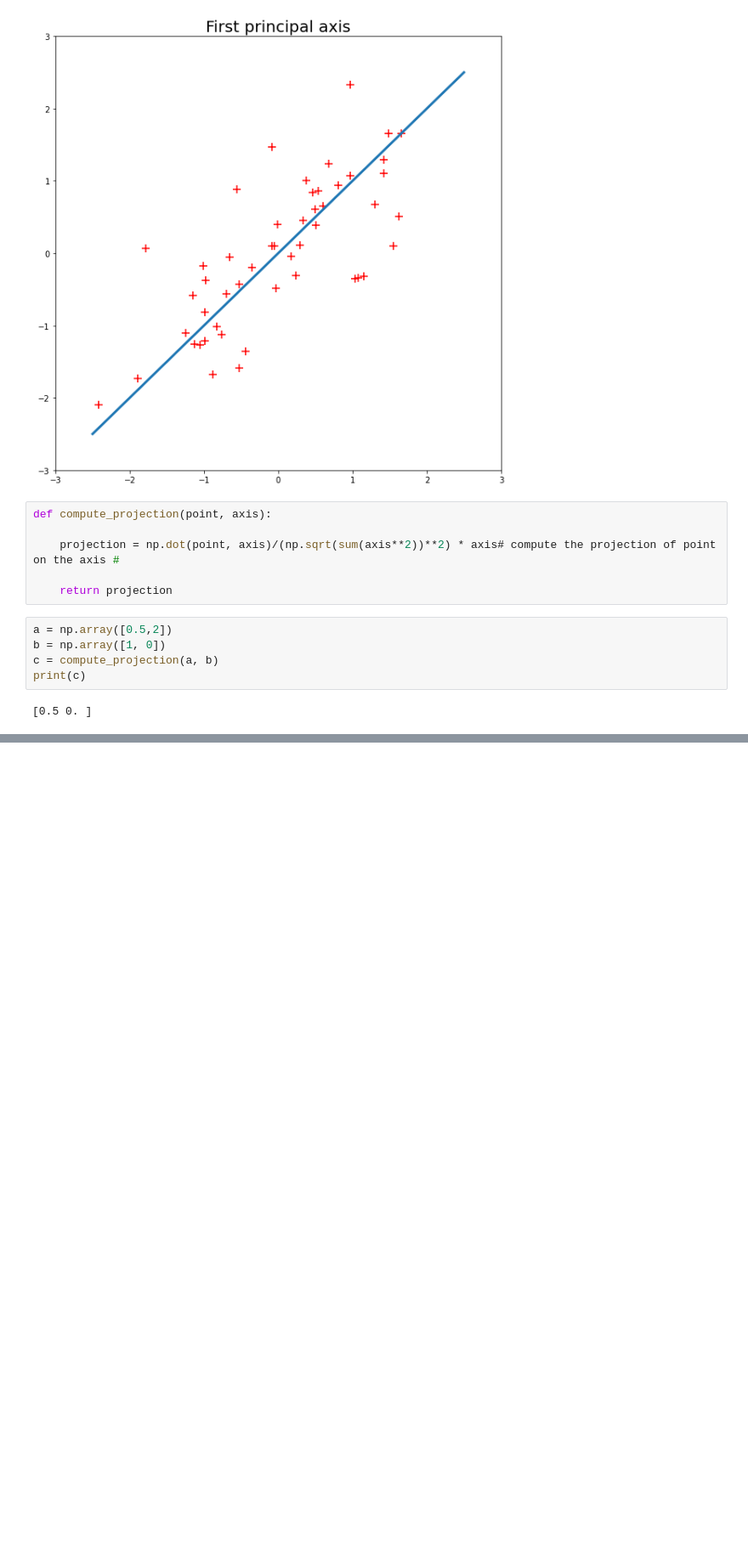
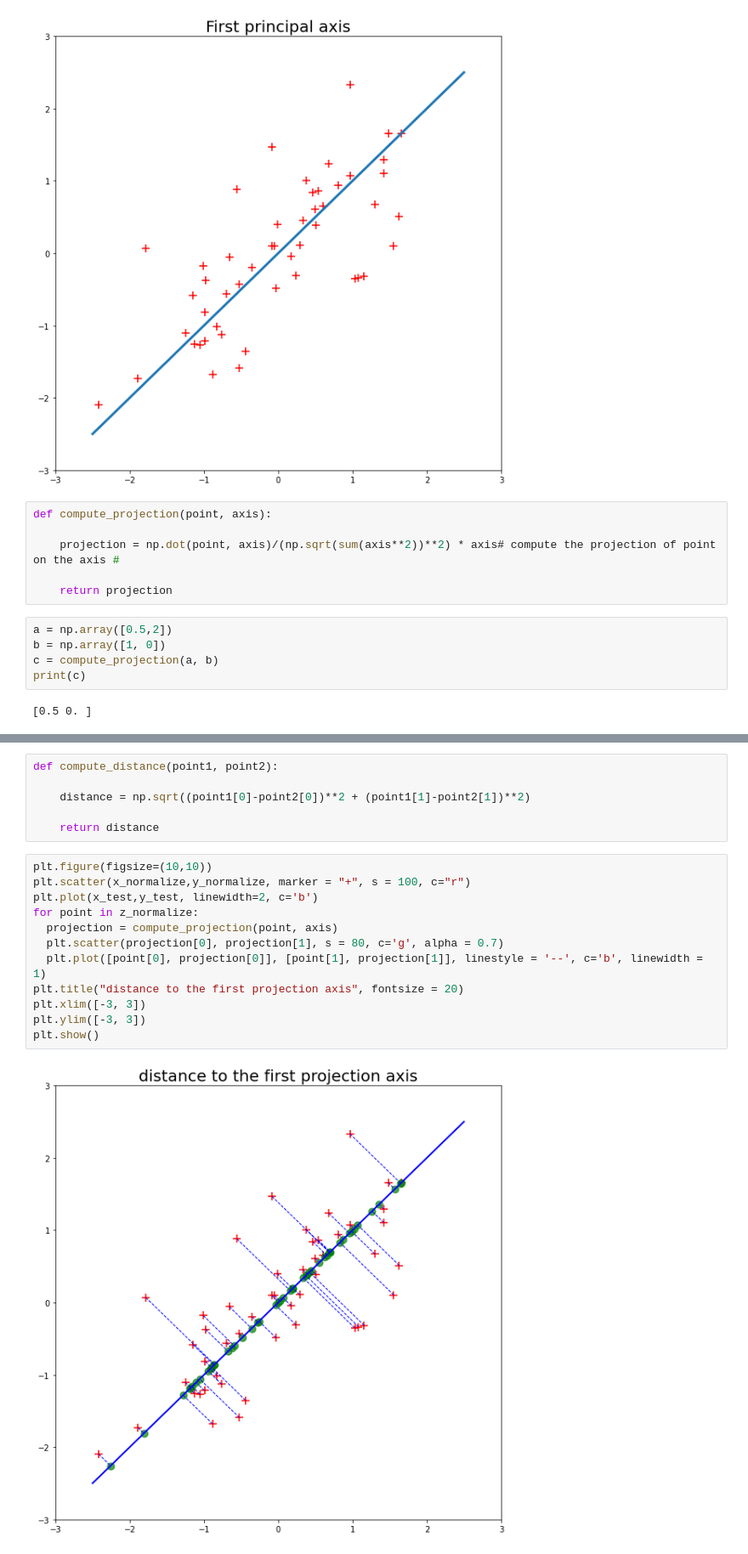
Before and after one commit to jiku100/2020-2-machine-running-proejct, a Jupyter notebook: assignment8/신석경_assignment_08.ipynb, the cells around one changed output, grey strips where cells are left out. Shown at 85% size. Drawn from its saved outputs; the diff is of its cells as text; blank space fills up the shorter version.

Commit message:
plot distance to the first projection axis

```diff
--- a/assignment8/신석경_assignment_08.ipynb
+++ b/assignment8/신석경_assignment_08.ipynb
@@ -169,3 +169,23 @@ plt.ylim([-3, 3])
 plt.show()
 # %% [output]
 [figure]
+# %%
+def compute_distance(point1, point2):
+
+    distance = np.sqrt((point1[0]-point2[0])**2 + (point1[1]-point2[1])**2)
+
+    return distance
+# %%
+plt.figure(figsize=(10,10))
+plt.scatter(x_normalize,y_normalize, marker = "+", s = 100, c="r")
+plt.plot(x_test,y_test, linewidth=2, c='b')
+for point in z_normalize:
+  projection = compute_projection(point, axis)
+  plt.scatter(projection[0], projection[1], s = 80, c='g', alpha = 0.7)
+  plt.plot([point[0], projection[0]], [point[1], projection[1]], linestyle = '--', c='b', linewidth = 1)
+plt.title("distance to the first projection axis", fontsize = 20)
+plt.xlim([-3, 3])
+plt.ylim([-3, 3])
+plt.show()
+# %% [output]
+[figure, added]
```
Also changed, not shown: parts of 2 cells of this notebook.
